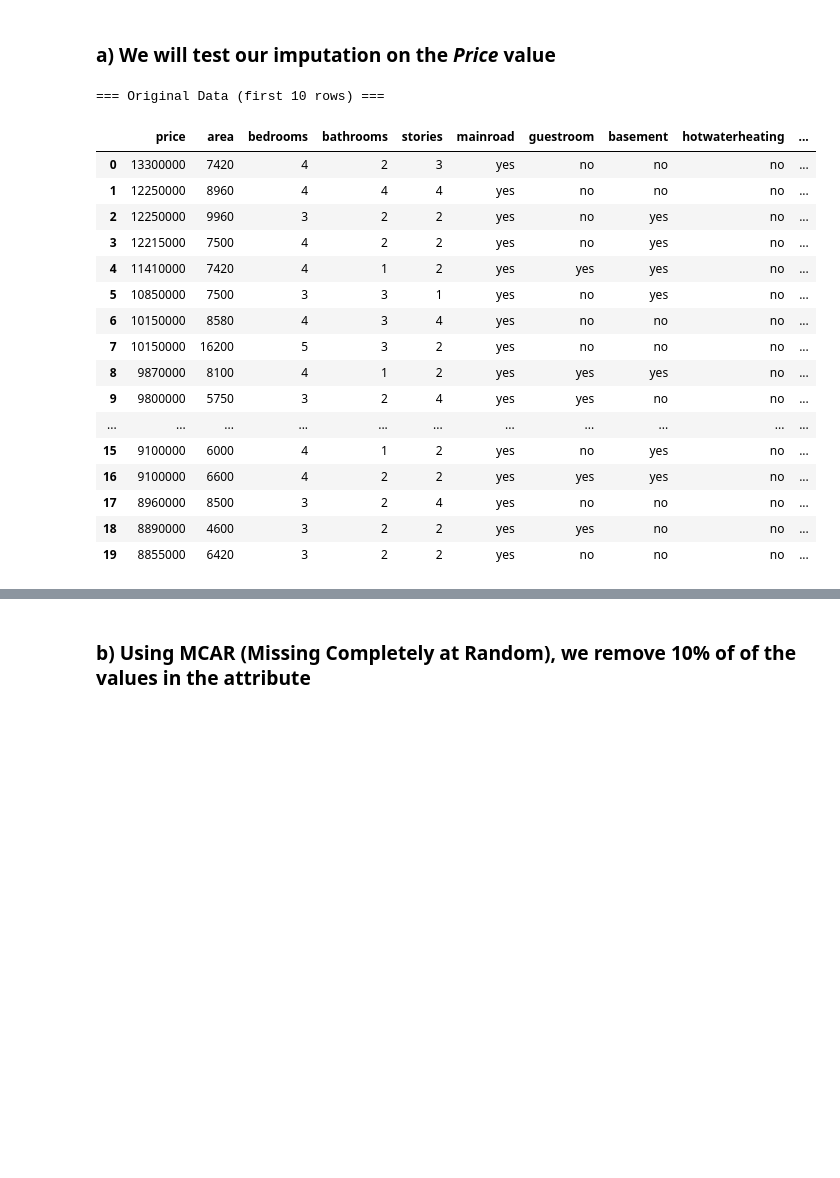
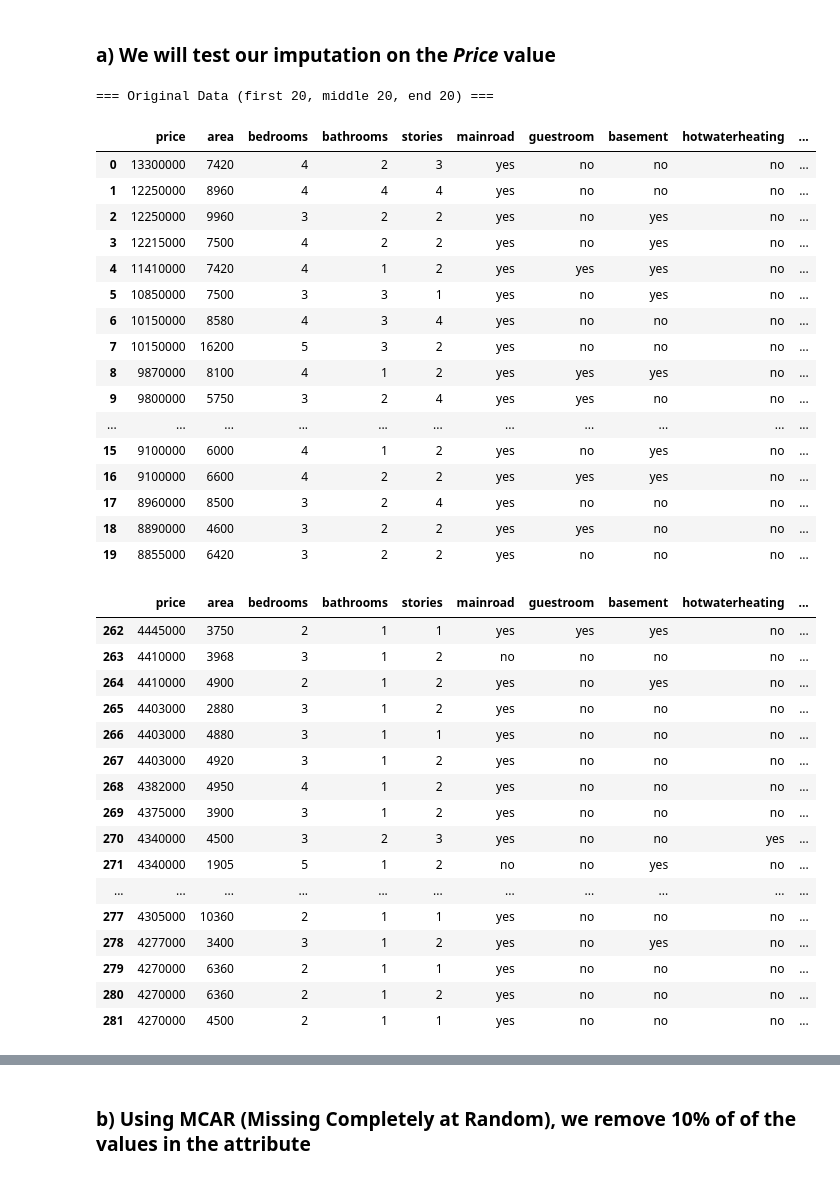
Before and after one commit to jutinwang/A2---CSI4142---GR48, a Jupyter notebook: G48-A2-P2.ipynb, the cells around one changed output, grey strips where cells are left out. Saved outputs shown, nothing was run; the diff lists cells and outputs as text; code cells hidden in the pictures; blank space fills up the shorter version.

```diff
--- a/G48-A2-P2.ipynb
+++ b/G48-A2-P2.ipynb
@@ -43,25 +44,47 @@ For our first imputation method, we plan to utilize Missing Completely at Random
 Default value imputation is when you replace the missing values in a table with the mean, median or mode of the respective feature. In our case, we chose to replace the missing values with the **MEAN**.
 # %% [markdown]
 ### a) We will test our imputation on the *Price* value
-# %%
-print("=== Original Data (first 10 rows) ===")
-display(df.head(20))
-# %% [output]
-=== Original Data (first 10 rows) ===
-|  | price | area | bedrooms | bathrooms | stories | mainroad | guestroom | basement | hotwaterheating | ... |
-| 0 | 13300000 | 7420 | 4 | 2 | 3 | yes | no | no | no | ... |
-| 1 | 12250000 | 8960 | 4 | 4 | 4 | yes | no | no | no | ... |
-| 2 | 12250000 | 9960 | 3 | 2 | 2 | yes | no | yes | no | ... |
-| 3 | 12215000 | 7500 | 4 | 2 | 2 | yes | no | yes | no | ... |
-| 4 | 11410000 | 7420 | 4 | 1 | 2 | yes | yes | yes | no | ... |
-| 5 | 10850000 | 7500 | 3 | 3 | 1 | yes | no | yes | no | ... |
-| 6 | 10150000 | 8580 | 4 | 3 | 4 | yes | no | no | no | ... |
-| 7 | 10150000 | 16200 | 5 | 3 | 2 | yes | no | no | no | ... |
-| 8 | 9870000 | 8100 | 4 | 1 | 2 | yes | yes | yes | no | ... |
-| 9 | 9800000 | 5750 | 3 | 2 | 4 | yes | yes | no | no | ... |
-| ... | ... | ... | ... | ... | ... | ... | ... | ... | ... | ... |
-| 15 | 9100000 | 6000 | 4 | 1 | 2 | yes | no | yes | no | ... |
-| 16 | 9100000 | 6600 | 4 | 2 | 2 | yes | yes | yes | no | ... |
-| 17 | 8960000 | 8500 | 3 | 2 | 4 | yes | no | no | no | ... |
-| 18 | 8890000 | 4600 | 3 | 2 | 2 | yes | yes | no | no | ... |
-| 19 | 8855000 | 6420 | 3 | 2 | 2 | yes | no | no | no | ... |
+# %%
+print("=== Original Data (first 20, middle 20, end 20) ===")
+
+mid = len(df) // 2
+
+display(df.head(20))
+display(df.iloc[mid - 10 : mid + 10])
+display(df.tail(20))
+# %% [output]
+=== Original Data (first 20, middle 20, end 20) ===
+|  | price | area | bedrooms | bathrooms | stories | mainroad | guestroom | basement | hotwaterheating | ... |
+| 0 | 13300000 | 7420 | 4 | 2 | 3 | yes | no | no | no | ... |
+| 1 | 12250000 | 8960 | 4 | 4 | 4 | yes | no | no | no | ... |
+| 2 | 12250000 | 9960 | 3 | 2 | 2 | yes | no | yes | no | ... |
+| 3 | 12215000 | 7500 | 4 | 2 | 2 | yes | no | yes | no | ... |
+| 4 | 11410000 | 7420 | 4 | 1 | 2 | yes | yes | yes | no | ... |
+| 5 | 10850000 | 7500 | 3 | 3 | 1 | yes | no | yes | no | ... |
+| 6 | 10150000 | 8580 | 4 | 3 | 4 | yes | no | no | no | ... |
+| 7 | 10150000 | 16200 | 5 | 3 | 2 | yes | no | no | no | ... |
+| 8 | 9870000 | 8100 | 4 | 1 | 2 | yes | yes | yes | no | ... |
+| 9 | 9800000 | 5750 | 3 | 2 | 4 | yes | yes | no | no | ... |
+| ... | ... | ... | ... | ... | ... | ... | ... | ... | ... | ... |
+| 15 | 9100000 | 6000 | 4 | 1 | 2 | yes | no | yes | no | ... |
+| 16 | 9100000 | 6600 | 4 | 2 | 2 | yes | yes | yes | no | ... |
+| 17 | 8960000 | 8500 | 3 | 2 | 4 | yes | no | no | no | ... |
+| 18 | 8890000 | 4600 | 3 | 2 | 2 | yes | yes | no | no | ... |
+| 19 | 8855000 | 6420 | 3 | 2 | 2 | yes | no | no | no | ... |
+|  | price | area | bedrooms | bathrooms | stories | mainroad | guestroom | basement | hotwaterheating | ... |
+| 262 | 4445000 | 3750 | 2 | 1 | 1 | yes | yes | yes | no | ... |
+| 263 | 4410000 | 3968 | 3 | 1 | 2 | no | no | no | no | ... |
+| 264 | 4410000 | 4900 | 2 | 1 | 2 | yes | no | yes | no | ... |
+| 265 | 4403000 | 2880 | 3 | 1 | 2 | yes | no | no | no | ... |
+| 266 | 4403000 | 4880 | 3 | 1 | 1 | yes | no | no | no | ... |
+| 267 | 4403000 | 4920 | 3 | 1 | 2 | yes | no | no | no | ... |
+| 268 | 4382000 | 4950 | 4 | 1 | 2 | yes | no | no | no | ... |
+| 269 | 4375000 | 3900 | 3 | 1 | 2 | yes | no | no | no | ... |
+| 270 | 4340000 | 4500 | 3 | 2 | 3 | yes | no | no | yes | ... |
+| 271 | 4340000 | 1905 | 5 | 1 | 2 | no | no | yes | no | ... |
+| ... | ... | ... | ... | ... | ... | ... | ... | ... | ... | ... |
+| 277 | 4305000 | 10360 | 2 | 1 | 1 | yes | no | no | no | ... |
+| 278 | 4277000 | 3400 | 3 | 1 | 2 | yes | no | yes | no | ... |
+| 279 | 4270000 | 6360 | 2 | 1 | 1 | yes | no | no | no | ... |
+| 280 | 4270000 | 6360 | 2 | 1 | 2 | yes | no | no | no | ... |
+| 281 | 4270000 | 4500 | 2 | 1 | 1 | yes | no | no | no | ... |
```
Also changed, not shown: parts of 18 cells of this notebook.
